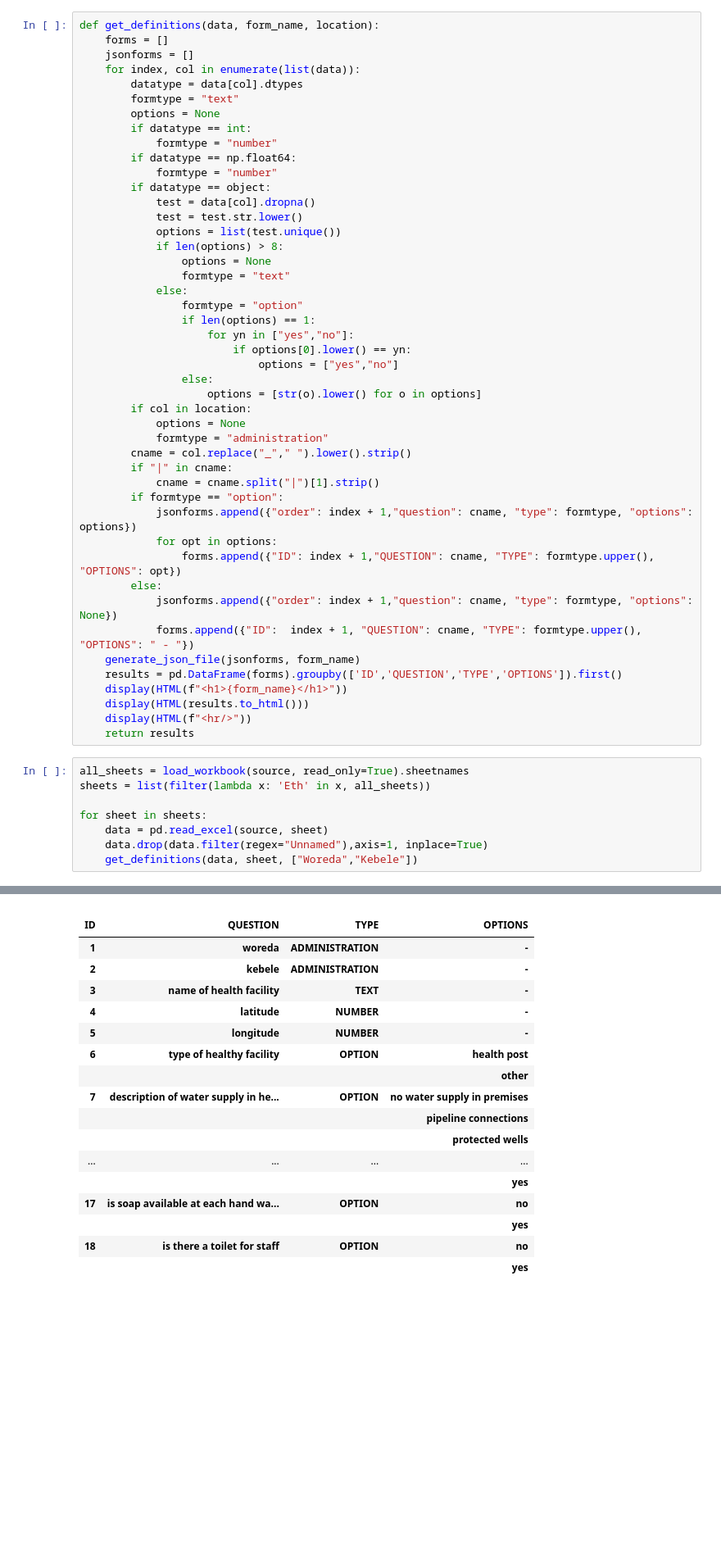
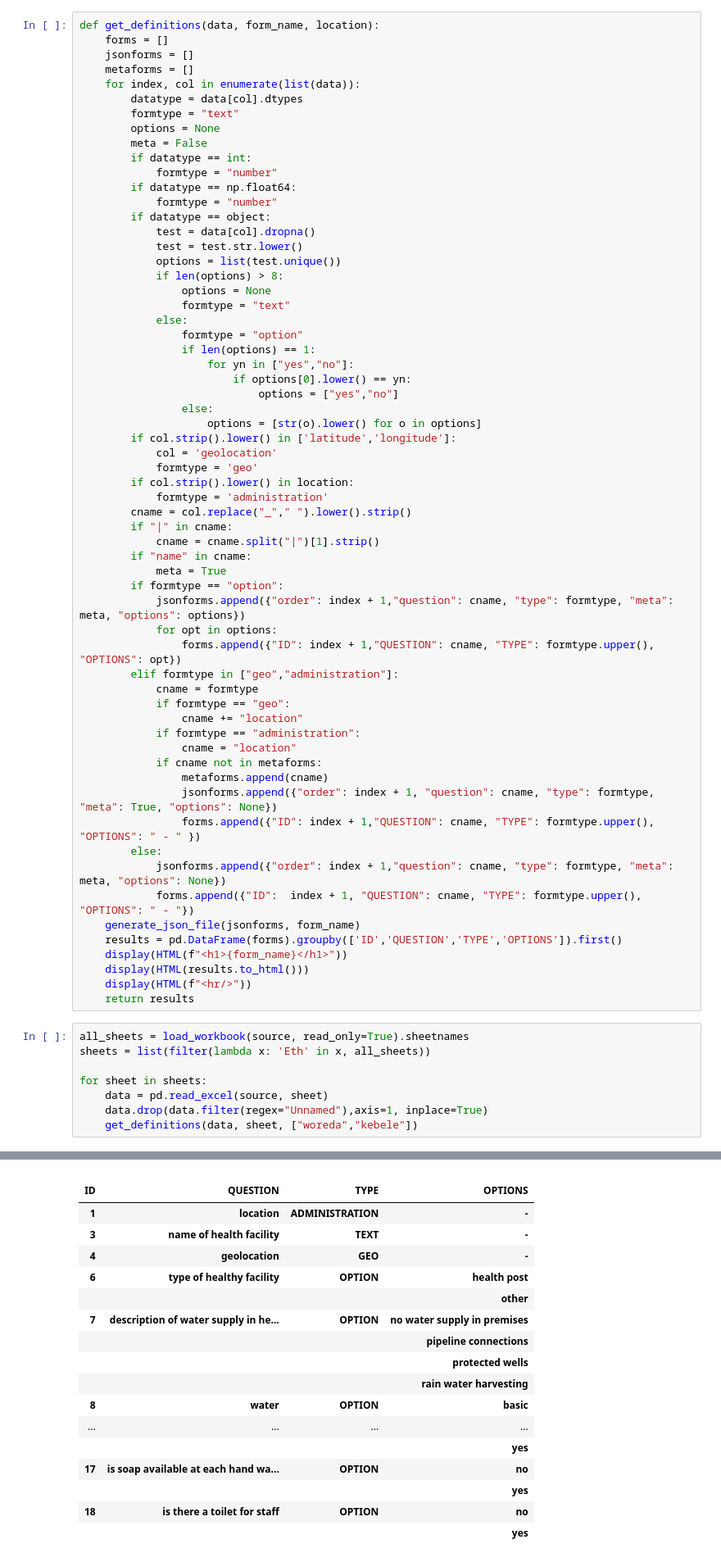
Before and after one commit to akvo/wai-sdg-portal, a Jupyter notebook: doc/question_definitions.ipynb, the cells around one changed output, grey strips where cells are left out. Shown at 82% size. Drawn from its saved outputs; the diff is of its cells as text; blank space fills up the shorter version.

Commit message:
[#3] Add meta to form generator

```diff
--- a/doc/question_definitions.ipynb
+++ b/doc/question_definitions.ipynb
@@ -21,10 +21,12 @@ def generate_json_file(data, name):
 def get_definitions(data, form_name, location):
     forms = []
     jsonforms = []
+    metaforms = []
     for index, col in enumerate(list(data)):
         datatype = data[col].dtypes
         formtype = "text"
         options = None
+        meta = False
         if datatype == int:
             formtype = "number"
         if datatype == np.float64:
@@ -44,18 +46,32 @@ def get_definitions(data, form_name, location):
                             options = ["yes","no"]
                 else:
                     options = [str(o).lower() for o in options]
-        if col in location:
-            options = None
-            formtype = "administration"
+        if col.strip().lower() in ['latitude','longitude']:
+            col = 'geolocation'
+            formtype = 'geo'
+        if col.strip().lower() in location:
+            formtype = 'administration'
         cname = col.replace("_"," ").lower().strip()
         if "|" in cname:
             cname = cname.split("|")[1].strip()
+        if "name" in cname:
+            meta = True
         if formtype == "option":
-            jsonforms.append({"order": index + 1,"question": cname, "type": formtype, "options": options})
+            jsonforms.append({"order": index + 1,"question": cname, "type": formtype, "meta": meta, "options": options})
             for opt in options:
                 forms.append({"ID": index + 1,"QUESTION": cname, "TYPE": formtype.upper(), "OPTIONS": opt})
+        elif formtype in ["geo","administration"]:
+            cname = formtype
+            if formtype == "geo":
+                cname += "location"
+            if formtype == "administration":
+                cname = "location"
+            if cname not in metaforms:
+                metaforms.append(cname)
+                jsonforms.append({"order": index + 1, "question": cname, "type": formtype, "meta": True, "options": None})
+                forms.append({"ID": index + 1,"QUESTION": cname, "TYPE": formtype.upper(), "OPTIONS": " - " })
         else:
-            jsonforms.append({"order": index + 1,"question": cname, "type": formtype, "options": None})
+            jsonforms.append({"order": index + 1,"question": cname, "type": formtype, "meta": meta, "options": None})
             forms.append({"ID":  index + 1, "QUESTION": cname, "TYPE": formtype.upper(), "OPTIONS": " - "})
     generate_json_file(jsonforms, form_name)
     results = pd.DataFrame(forms).groupby(['ID','QUESTION','TYPE','OPTIONS']).first()
@@ -70,7 +86,7 @@ sheets = list(filter(lambda x: 'Eth' in x, all_sheets))
 for sheet in sheets:
     data = pd.read_excel(source, sheet)
     data.drop(data.filter(regex="Unnamed"),axis=1, inplace=True)
-    get_definitions(data, sheet, ["Woreda","Kebele"])
+    get_definitions(data, sheet, ["woreda","kebele"])
 # %% [output]
 Eth HH
 |  |  |  |  |
@@ -88,23 +104,23 @@ Eth HH
 | ... | ... | ... | ... |
 | 18 | water available at handwashing fa... | OPTION | water is available |
 |  |  |  | water is not available |
 | 19 | soap is available | OPTION | ash/mud/sand is present |
 |  |  |  | no, not present |
 |  |  |  | yes, soap or detergent are present |
 [interactive output not drawn]
 Eth Health
 |  |  |  |  |
 | ID | QUESTION | TYPE | OPTIONS |
-| 1 | woreda | ADMINISTRATION | - |
-| 2 | kebele | ADMINISTRATION | - |
+| 1 | location | ADMINISTRATION | - |
 | 3 | name of health facility | TEXT | - |
-| 4 | latitude | NUMBER | - |
-| 5 | longitude | NUMBER | - |
+| 4 | geolocation | GEO | - |
 | 6 | type of healthy facility | OPTION | health post |
 |  |  |  | other |
 | 7 | description of water supply in he... | OPTION | no water supply in premises |
 |  |  |  | pipeline connections |
 |  |  |  | protected wells |
+|  |  |  | rain water harvesting |
+| 8 | water | OPTION | basic |
 | ... | ... | ... | ... |
 |  |  |  | yes |
 | 17 | is soap available at each hand wa... | OPTION | no |
```
Also changed, not shown: parts of 1 cell of this notebook, 1 other file.
